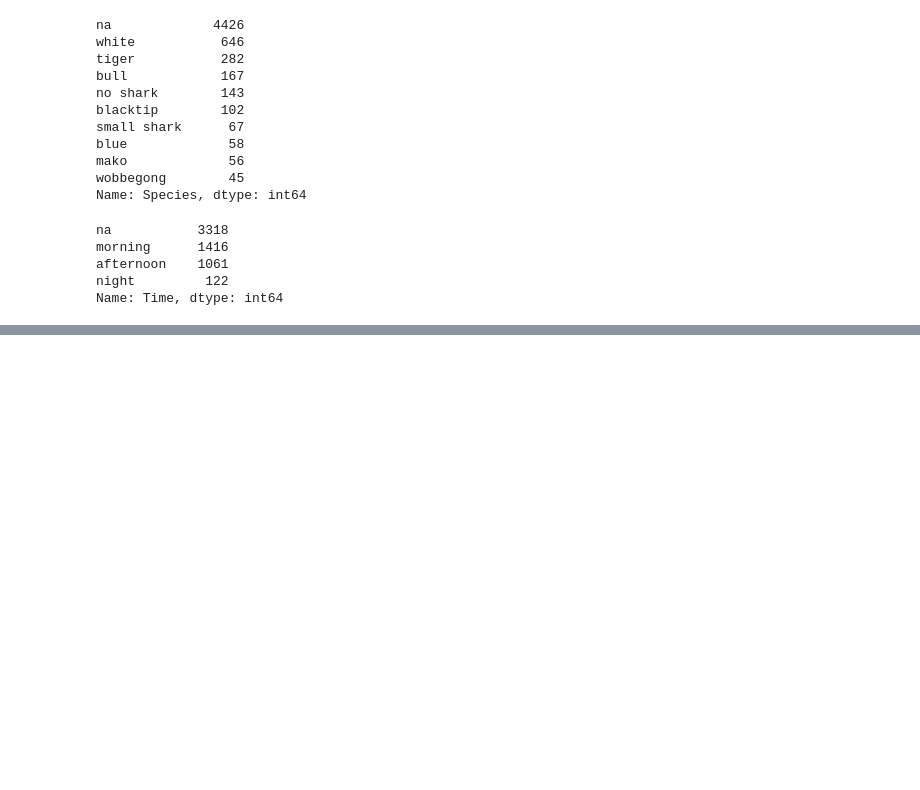
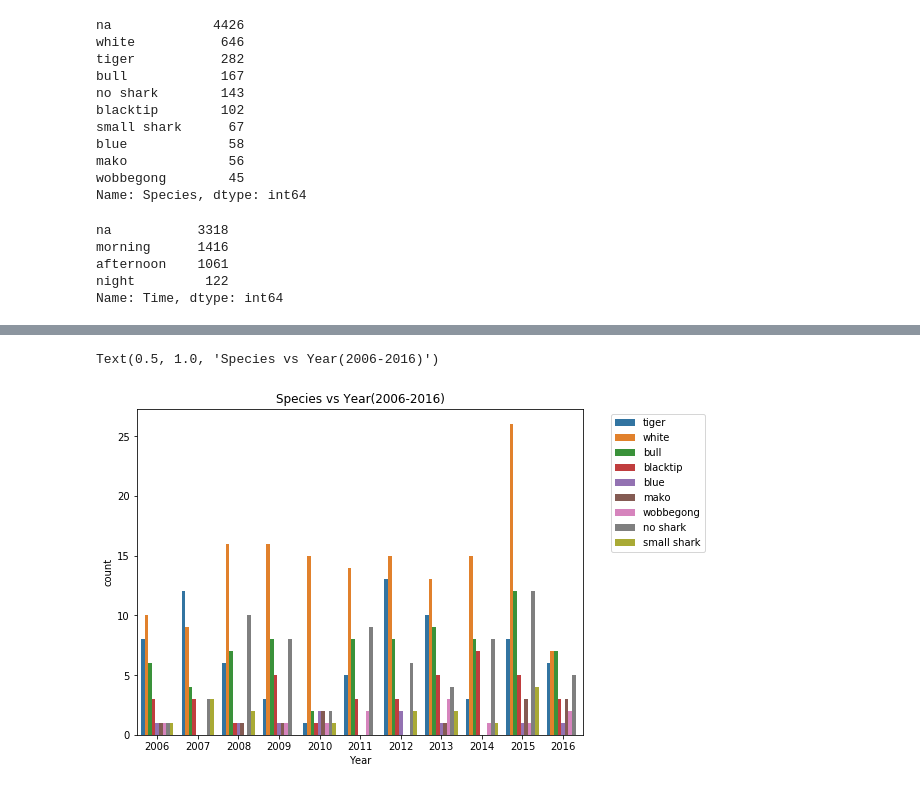
Before and after one commit to ironhack-datalabs/datamad0619, a Jupyter notebook: module-1/pandas-project/your-code/Untitled.ipynb, the cells around one changed output, grey strips where cells are left out. Drawn from its saved outputs; the diff is of its cells as text; code cells hidden in the pictures; blank space fills up the shorter version.

```diff
--- a/module-1/pandas-project/your-code/Untitled.ipynb
+++ b/module-1/pandas-project/your-code/Untitled.ipynb
@@ -410,0 +413,9 @@ df.head()
+# %%
+year_range = np.arange(2006,2017).tolist()
+fig,ax = plt.subplots(figsize=(8,6))
+ax = sns.countplot(data =df_Dropspecies[df_Dropspecies['Year'].isin(year_range)],x='Year',hue='Species',ax=ax)
+plt.legend(loc='best',bbox_to_anchor=(1.05, 1))
+plt.title('Species vs Year(2006-2016)')
+# %% [output]
+Text(0.5, 1.0, 'Species vs Year(2006-2016)')
+[figure, added]
```
Also changed, not shown: parts of 30 cells of this notebook.
